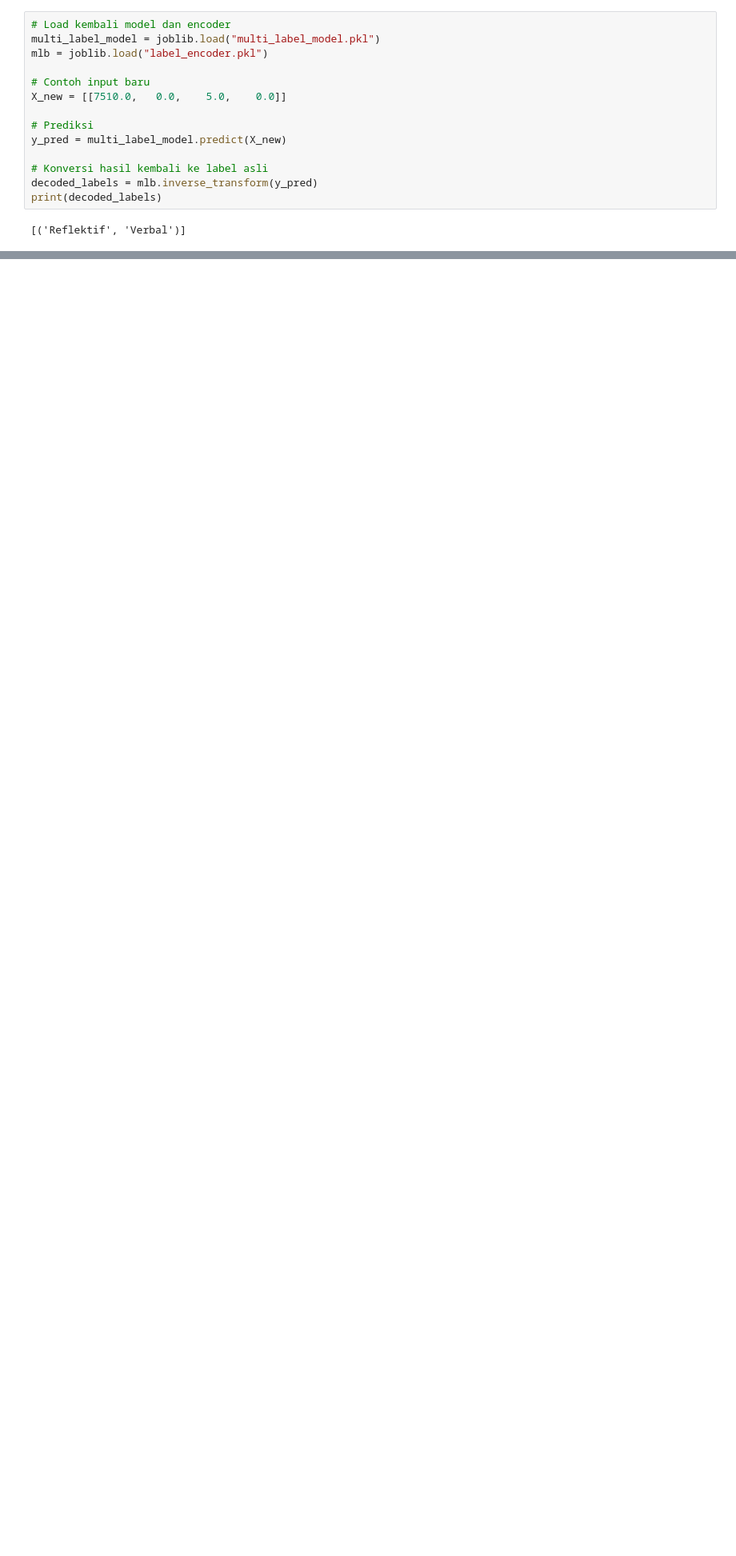
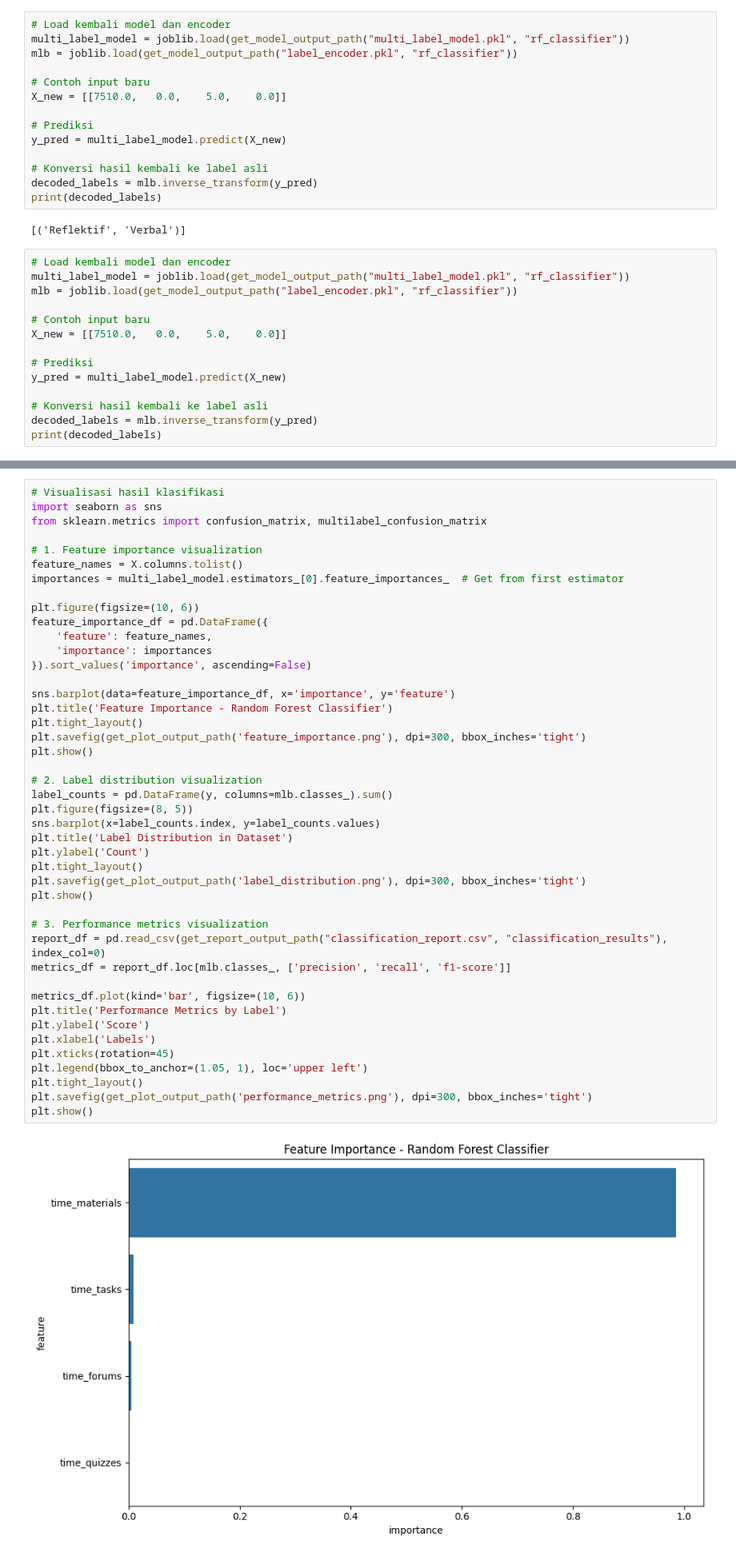
Before and after one commit to prasetyodidi/strudent-learning-activity-fslsm-classification, a Jupyter notebook: Skripsi_Playground.ipynb, the cells around one changed output, grey strips where cells are left out. Shown at 80% size. Saved outputs shown, nothing was run; the diff lists cells and outputs as text; blank space fills up the shorter version.

```diff
--- a/Skripsi_Playground.ipynb
+++ b/Skripsi_Playground.ipynb
@@ -428,8 +434,8 @@ joblib.dump(mlb, "label_encoder.pkl")
 # Load
 # %%
 # Load kembali model dan encoder
-multi_label_model = joblib.load("multi_label_model.pkl")
-mlb = joblib.load("label_encoder.pkl")
+multi_label_model = joblib.load(get_model_output_path("multi_label_model.pkl", "rf_classifier"))
+mlb = joblib.load(get_model_output_path("label_encoder.pkl", "rf_classifier"))
 
 # Contoh input baru
 X_new = [[7510.0,	0.0,	5.0,	0.0]]
@@ -442,3 +448,17 @@ decoded_labels = mlb.inverse_transform(y_pred)
 print(decoded_labels)
 # %% [output]
 [('Reflektif', 'Verbal')]
+# %%
+# Load kembali model dan encoder
+multi_label_model = joblib.load(get_model_output_path("multi_label_model.pkl", "rf_classifier"))
+mlb = joblib.load(get_model_output_path("label_encoder.pkl", "rf_classifier"))
+
+# Contoh input baru
+X_new = [[7510.0,	0.0,	5.0,	0.0]]
+
+# Prediksi
+y_pred = multi_label_model.predict(X_new)
+
+# Konversi hasil kembali ke label asli
+decoded_labels = mlb.inverse_transform(y_pred)
+print(decoded_labels)
@@ -444,0 +467,46 @@ print(decoded_labels)
+# %%
+# Visualisasi hasil klasifikasi
+import seaborn as sns
+from sklearn.metrics import confusion_matrix, multilabel_confusion_matrix
+
+# 1. Feature importance visualization
+feature_names = X.columns.tolist()
+importances = multi_label_model.estimators_[0].feature_importances_  # Get from first estimator
+
+plt.figure(figsize=(10, 6))
+feature_importance_df = pd.DataFrame({
+    'feature': feature_names,
+    'importance': importances
+}).sort_values('importance', ascending=False)
+
+sns.barplot(data=feature_importance_df, x='importance', y='feature')
+plt.title('Feature Importance - Random Forest Classifier')
+plt.tight_layout()
+plt.savefig(get_plot_output_path('feature_importance.png'), dpi=300, bbox_inches='tight')
+plt.show()
+
+# 2. Label distribution visualization
+label_counts = pd.DataFrame(y, columns=mlb.classes_).sum()
+plt.figure(figsize=(8, 5))
+sns.barplot(x=label_counts.index, y=label_counts.values)
+plt.title('Label Distribution in Dataset')
+plt.ylabel('Count')
+plt.tight_layout()
+plt.savefig(get_plot_output_path('label_distribution.png'), dpi=300, bbox_inches='tight')
+plt.show()
+
+# 3. Performance metrics visualization
+report_df = pd.read_csv(get_report_output_path("classification_report.csv", "classification_results"), index_col=0)
+metrics_df = report_df.loc[mlb.classes_, ['precision', 'recall', 'f1-score']]
+
+metrics_df.plot(kind='bar', figsize=(10, 6))
+plt.title('Performance Metrics by Label')
+plt.ylabel('Score')
+plt.xlabel('Labels')
+plt.xticks(rotation=45)
+plt.legend(bbox_to_anchor=(1.05, 1), loc='upper left')
+plt.tight_layout()
+plt.savefig(get_plot_output_path('performance_metrics.png'), dpi=300, bbox_inches='tight')
+plt.show()
+# %% [output]
+[figure, added]
```
Also changed, not shown: parts of 10 cells of this notebook.
